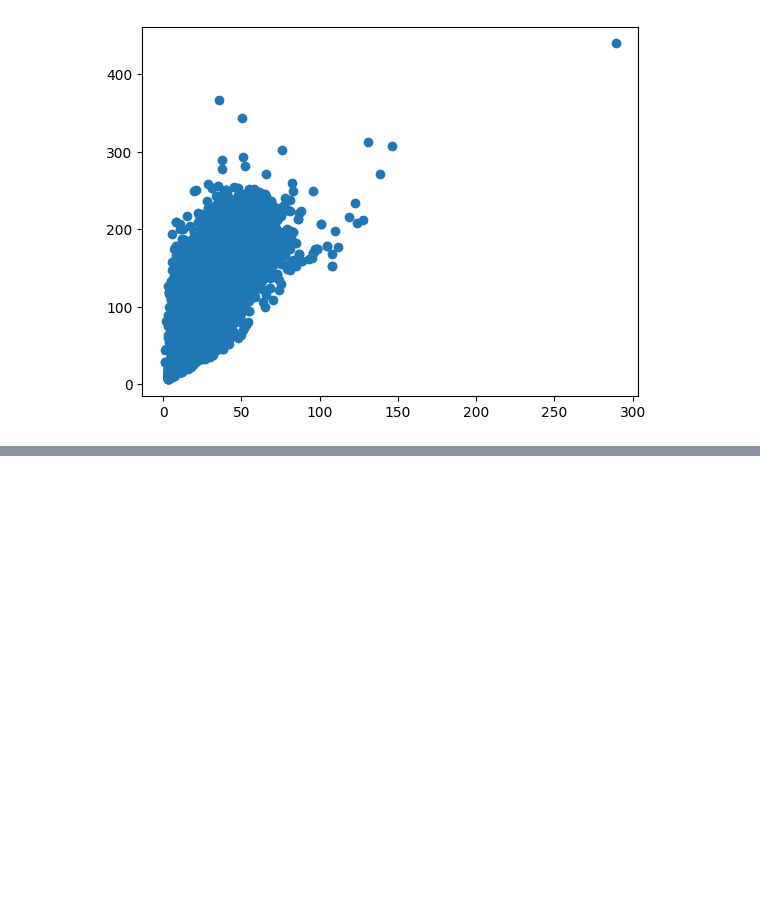
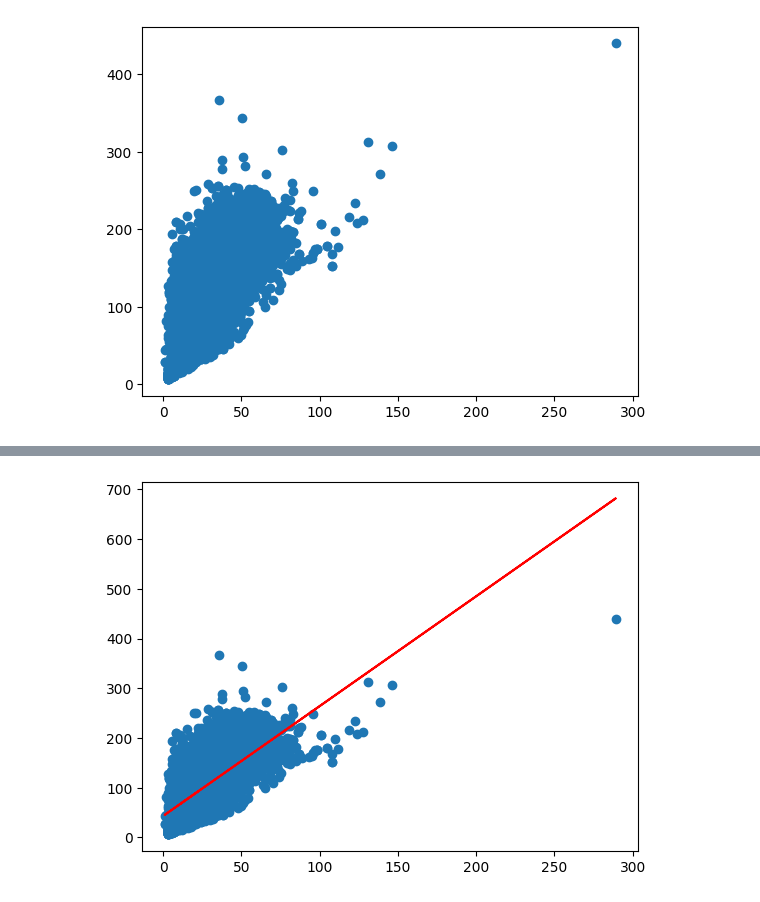
Before and after one commit to ashileybianca/linearRegressionModel-modeloRegressaoLinear, a Jupyter notebook: dataset.ipynb, the cells around one changed output, grey strips where cells are left out. Cells and saved outputs as stored; diff of their text form; code cells hidden in the pictures; blank space fills up the shorter version.

```diff
--- a/dataset.ipynb
+++ b/dataset.ipynb
@@ -61,0 +98,6 @@ Name: total_sulfur_dioxide, Length: 6497, dtype: float64
+# %%
+plt.plot(df['free_sulfur_dioxide'], (w*df['free_sulfur_dioxide']+b),color='red')
+plt.scatter(free_sulfur_dioxide, total_sulfur_dioxide)
+plt.show()
+# %% [output]
+[figure, added]
```
Also changed, not shown: parts of 3 cells of this notebook.
